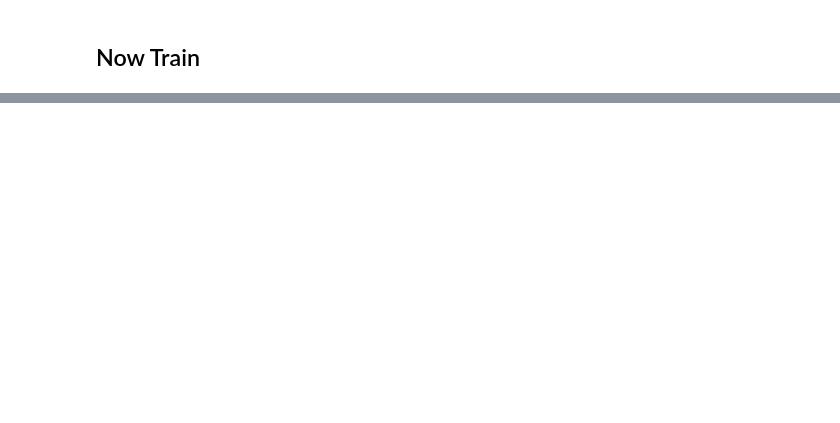
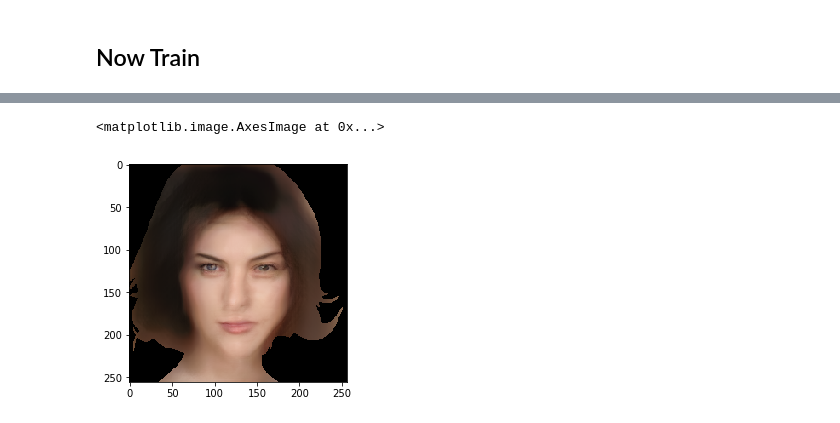
Before and after one commit to kurtisdavid/GANchors, a Jupyter notebook: Multi Encoder CelebAHQ.ipynb, the cells around one changed output, grey strips where cells are left out. Drawn from its saved outputs; the diff is of its cells as text; code cells hidden in the pictures; blank space fills up the shorter version.

```diff
--- a/Multi Encoder CelebAHQ.ipynb
+++ b/Multi Encoder CelebAHQ.ipynb
@@ -41,0 +196,5 @@ plt.imshow(np.moveaxis(yeet.data.cpu().numpy(),0,-1))
+# %%
+plt.imshow(np.moveaxis(Xhat[2].data.cpu().numpy(),0,-1))
+# %% [output]
+<matplotlib.image.AxesImage at 0x...>
+[figure, added]
```
Also changed, not shown: parts of 42 cells of this notebook, 1 other file.
